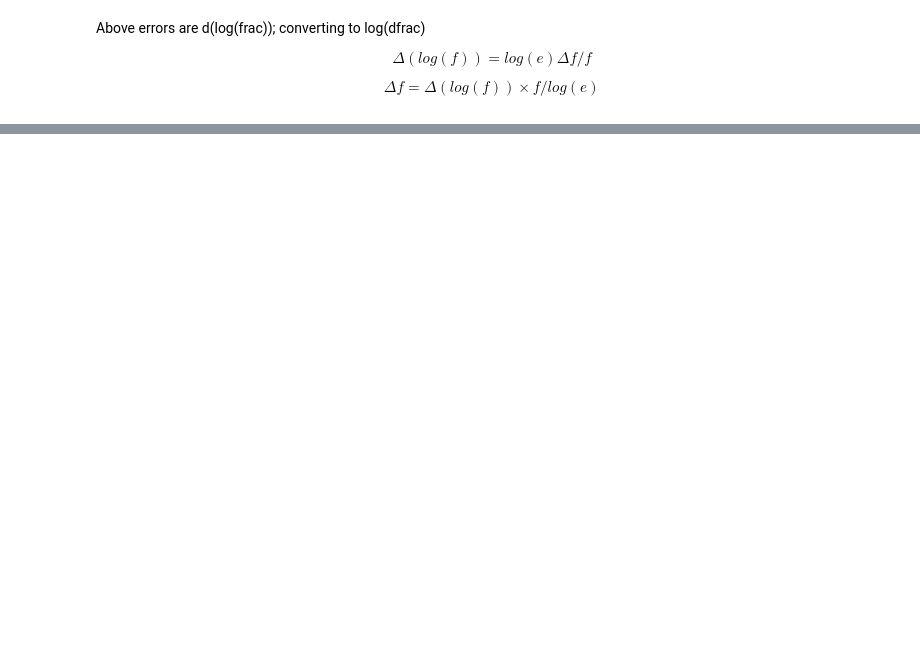
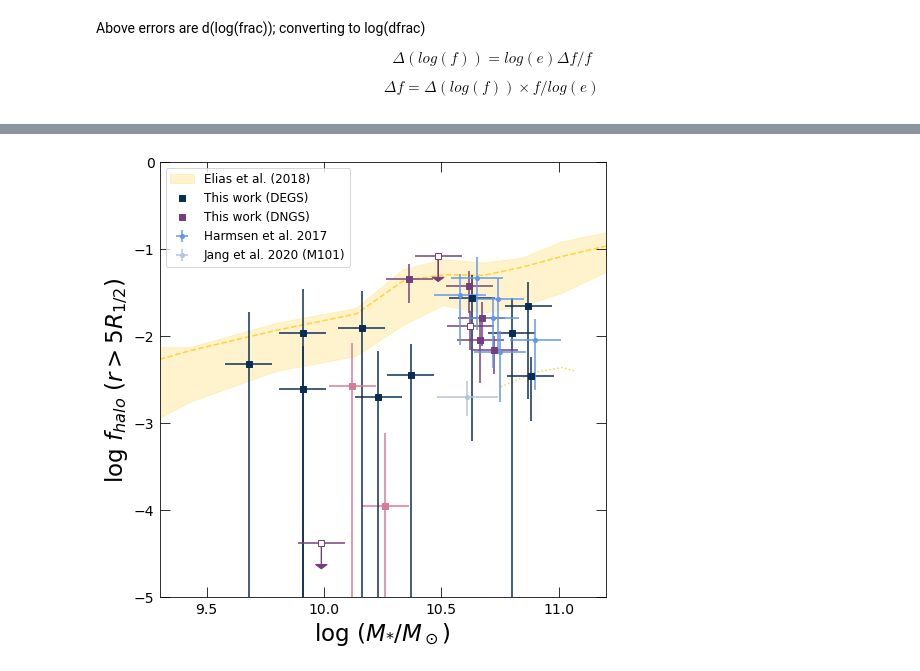
Before and after one commit to cgilhuly/papers, a Jupyter notebook: 2021/DEGS_halos/DEGS_stellar_halo_mass_fraction.ipynb, the cells around one changed output, grey strips where cells are left out. Drawn from its saved outputs; the diff is of its cells as text; code cells hidden in the pictures; blank space fills up the shorter version.

```diff
--- a/2021/DEGS_halos/DEGS_stellar_halo_mass_fraction.ipynb
+++ b/2021/DEGS_halos/DEGS_stellar_halo_mass_fraction.ipynb
@@ -53,0 +105,5 @@ halo_upperlim = [[np.nan, np.nan, np.nan, np.nan, np.nan, np.nan, np.nan, -2.14,
+# %%
+# Adopting total stellar masses from S4G; converting mass fractions accordingly
+
+masses_S4G = [10.26, 9.68, 10.16, 10.80, 9.91, 10.63, 10.37, 9.91, 10.23, 10.88, 9.81+0.31, 10.87]
+DNGS_masses_S4G = [10.18-0.1913, 10.619, 10.665, 10.486, 10.725, 10.362, 10.672, 10.622]
@@ -391,0 +787,2 @@ plt.show()
+# %%
+merritt20_data = pd.read_csv('merritt20_TNG_masses.csv', header=0)
@@ -391,0 +809,4 @@ plt.show()
+# %%
+merritt20_data["fhalo_5Re"] = merritt20_data["integrated_mstell_outer5Re"] / merritt20_data["integrated_mstell"]
+merritt20_data["fhalo_20kpc"] = merritt20_data["integrated_mstell_outer20kpc"] / merritt20_data["integrated_mstell"]
+merritt20_data["fhalo_6"] = merritt20_data["integrated_mstell_density6"] / merritt20_data["integrated_mstell"]
@@ -391,0 +932,78 @@ plt.show()
+# %%
+fig, axis = plt.subplots()
+
+gals_noHalo = ["NGC1042", "NGC3351", "M101"]
+gals_trickyFields = ["NGC3044", "NGC4634"]  #NGC4437
+
+i = 3
+
+for k in range(len(galaxies)):
+    if galaxies[k] in gals_noHalo:
+        axis.errorbar(masses_S4G[k], halo_frac_S4G[i][k], xerr=0.10, yerr=lin_err_halo_frac_S4G[i,:,k].reshape(2,1), fmt='s', color='#092c56', mfc='white')
+
+    elif galaxies[k] in gals_trickyFields:
+        axis.errorbar(masses_S4G[k], halo_frac_S4G[i][k], xerr=0.10, yerr=lin_err_halo_frac_S4G[i,:,k].reshape(2,1), fmt='s', color='#d97996')
+
+    else:
+        axis.errorbar(masses_S4G[k], halo_frac_S4G[i][k], xerr=0.10, yerr=lin_err_halo_frac_S4G[i,:,k].reshape(2,1), fmt='s', color='#092c56')
+
+# Dud points for legend
+axis.errorbar(0, 0, fmt='s', color='#092c56', label="This work (DEGS)")
+
+for k in range(len(DNGS_galaxies)):
+    if DNGS_galaxies[k] in gals_noHalo:
+        axis.errorbar(DNGS_masses_S4G[k], DNGS_halo_frac_S4G[i][k], xerr=0.10, yerr=lin_DNGS_err_halo_frac_S4G[i,:,k].reshape(2,1), fmt='s', color='#733e7a', mfc='white')
+
+        if not np.isfinite(DNGS_halo_frac_S4G[i][k]):
+            axis.errorbar(DNGS_masses_S4G[k], DNGS_outer_frac_S4G[i][k], xerr=0.10, fmt='s', color='#733e7a', mfc='white')
+            axis.arrow(DNGS_masses_S4G[k], DNGS_outer_frac_S4G[i][k], 0, -0.25, head_length=0.05, head_width=0.05, color='#733e7a')
+
+    elif DNGS_galaxies[k] in gals_trickyFields:
+        axis.errorbar(DNGS_masses_S4G[k], DNGS_halo_frac_S4G[i][k], xerr=0.10, yerr=lin_DNGS_err_halo_frac_S4G[i,:,k].reshape(2,1), fmt='s', color='#cd5176')
+
+        if not np.isfinite(DNGS_halo_frac_S4G[i][k]):
+            axis.errorbar(DNGS_masses_S4G[k], DNGS_outer_frac_S4G[i][k], xerr=0.10, fmt='s', color='#cd5176')
+            axis.arrow(DNGS_masses_S4G[k], DNGS_outer_frac_S4G[i][k], 0, -0.25, head_length=0.05, head_width=0.05, color='#cd5176')
+
+    else:
+        axis.errorbar(DNGS_masses_S4G[k], DNGS_halo_frac_S4G[i][k], xerr=0.10, yerr=lin_DNGS_err_halo_frac_S4G[i,:,k].reshape(2,1), fmt='s', color='#733e7a')
+
+        if not np.isfinite(DNGS_halo_frac_S4G[i][k]):
+            axis.errorbar(DNGS_masses_S4G[k], DNGS_outer_frac_S4G[i][k], xerr=0.10, fmt='s', color='#733e7a')
+            axis.arrow(DNGS_masses_S4G[k], DNGS_outer_frac_S4G[i][k], 0, -0.25, head_length=0.05, head_width=0.05, color='#733e7a')
+
+# Dud points for legend
+axis.errorbar(0, 0, fmt='s', color='#733e7a', label="This work (DNGS)")
+
+# GHOSTS (Harmsen+2017)
+axis.errorbar(GHOSTS_masses, GHOSTS_halo_frac, xerr=GHOSTS_err_masses, yerr=lin_GHOSTS_err_halo_frac_sys, fmt='o', markersize=4, color='cornflowerblue', label="Harmsen et al. 2017")
+
+# M101 (Dragonfly + HST; Jang+2020)
+axis.errorbar(M101_masses, M101_halo_frac, xerr=M101_err_masses, yerr=lin_M101_err_halo_frac, fmt='o', markersize=4, color='lightsteelblue', label="Jang et al. 2020 (M101)")
+
+# Illustris mass fraction beyond 5 R_1/2 (Elias+2018)
+plt.plot(elias18_data['# Mass'], elias18_data['median'], '--', color="#ffd338", zorder=0)
+plt.fill_between(elias18_data['# Mass'], elias18_data['lower'], elias18_data['upper'], color='#ffd338', alpha=0.25, label="Elias et al. (2018)")
+plt.plot(elias18_lower["X"], elias18_lower["Y"], ':', color="#ffd338", zorder=0)
+
+# TNG
+#plt.scatter(np.log10(merritt20_data["integrated_mstell"]), np.log10(merritt20_data["fhalo_5Re"]), label="Merritt et al. 2020", s=12, color="#ff8554", alpha=0.1)
+
+axis.legend(loc=2, fontsize=12)
+
+axis.set_xlim(9.3,11.2)
+axis.set_xticks([9.5, 10, 10.5, 11])
+
+axis.set_ylim(-5, 0)
+axis.set_yticks([-5., -4., -3., -2., -1., 0])
+
+axis.yaxis.set_tick_params(which='major',size=10,pad=5, right=True, direction="in")
+axis.xaxis.set_tick_params(which='major',size=10,pad=5, top=True, direction="in")
+axis.tick_params(labelsize=14)
+
+axis.set_xlabel("log $(M_{*}/M_\odot)$", size=23)
+axis.set_ylabel("log $f_{halo}$ $(r>5R_{1/2})$", size=23)
+
+fig.set_size_inches(8,8)
+# %% [output]
+[figure, added]
```
Also changed, not shown: parts of 73 cells of this notebook, 13 other files.
